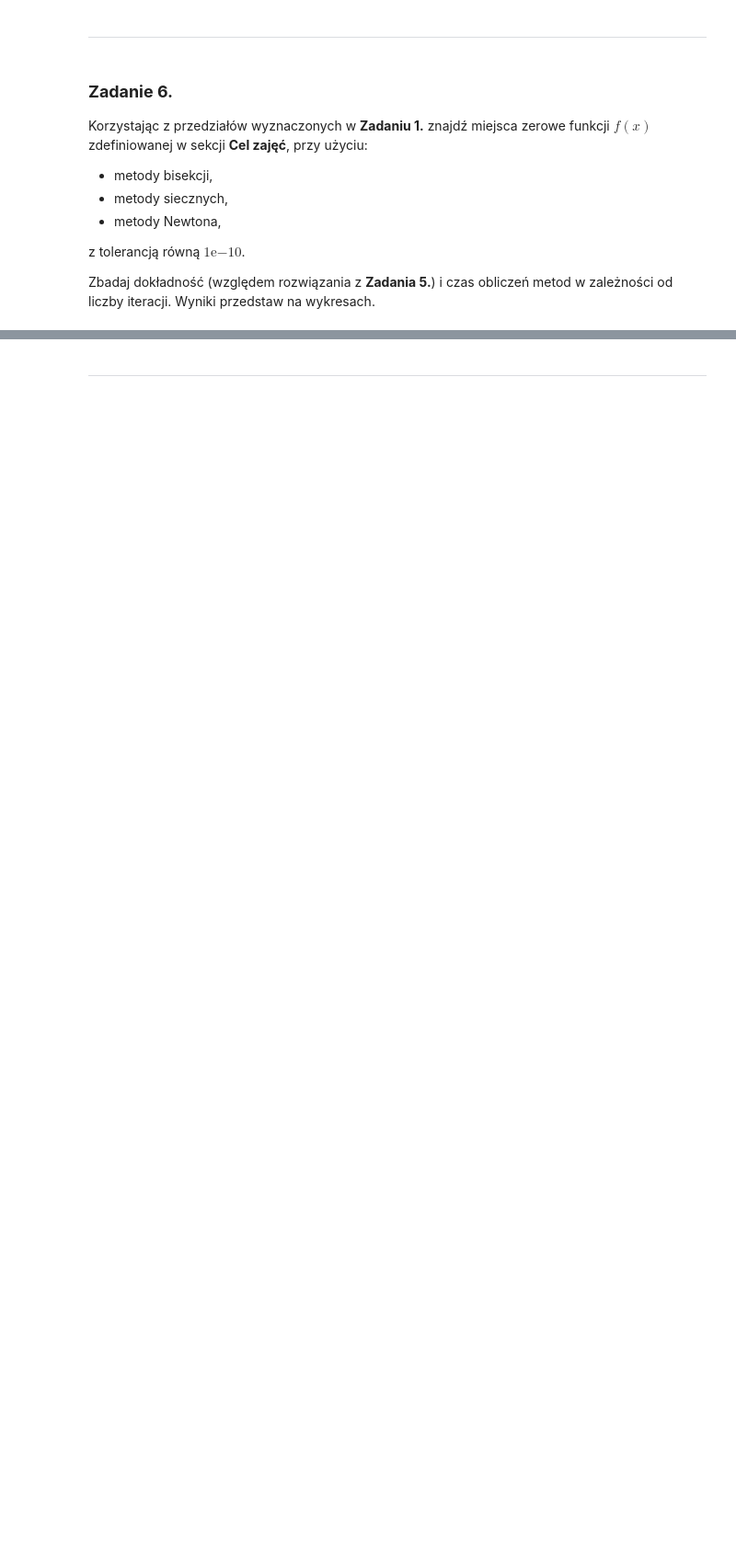
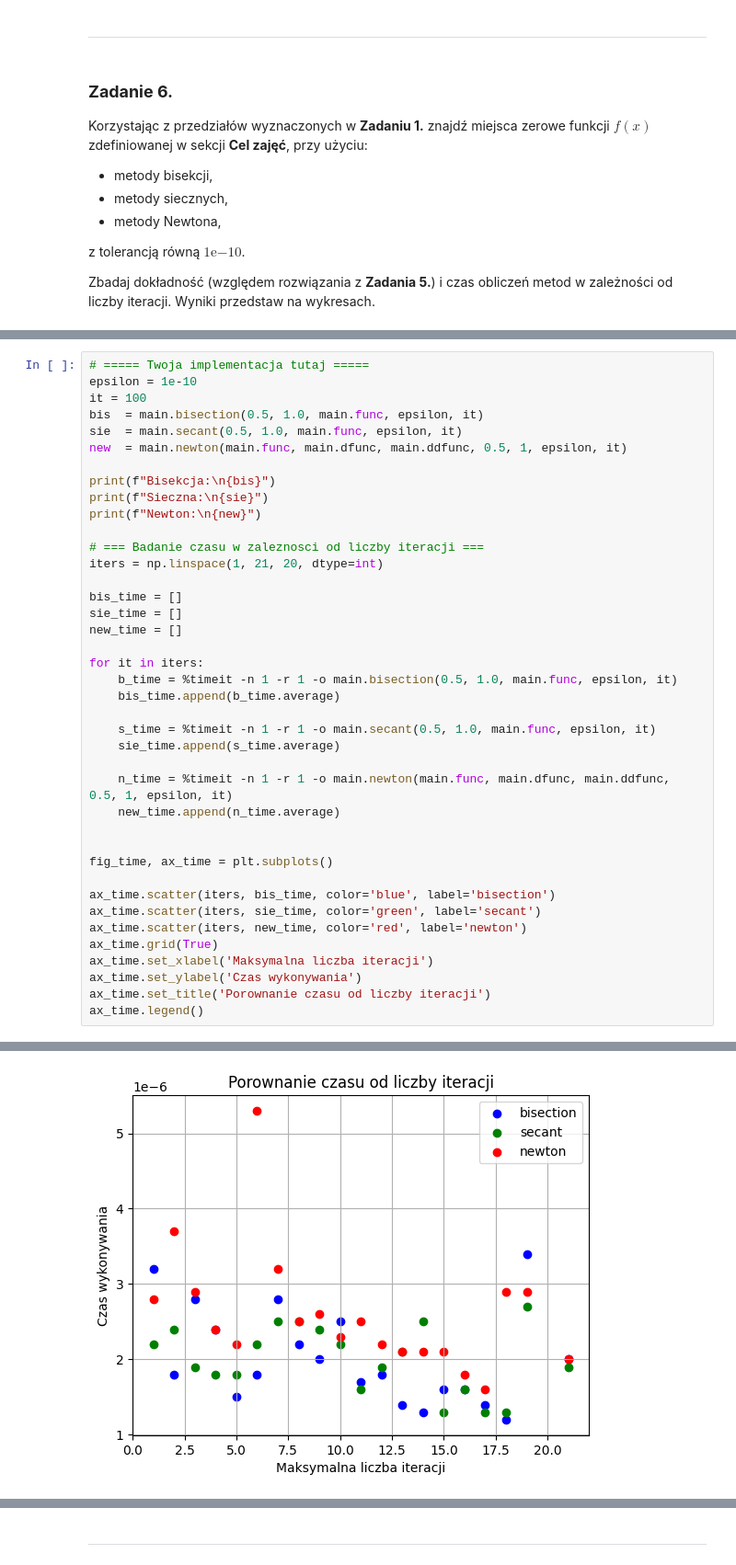
Before and after one commit to MN-KJ-2025/lab8-nieliniowe-JasinskiKacper, a Jupyter notebook: sprawozdanie.ipynb, the cells around one changed output, grey strips where cells are left out. Shown at 92% size. Cells and saved outputs as stored; diff of their text form; blank space fills up the shorter version.

```diff
--- a/sprawozdanie.ipynb
+++ b/sprawozdanie.ipynb
@@ -147,0 +184,41 @@ Zbadaj dokładność (względem rozwiązania z **Zadania 5.**) i czas obliczeń
+# %%
+# ===== Twoja implementacja tutaj =====
+epsilon = 1e-10
+it = 100
+bis  = main.bisection(0.5, 1.0, main.func, epsilon, it)
+sie  = main.secant(0.5, 1.0, main.func, epsilon, it)
+new  = main.newton(main.func, main.dfunc, main.ddfunc, 0.5, 1, epsilon, it)
+
+print(f"Bisekcja:\n{bis}")
+print(f"Sieczna:\n{sie}")
+print(f"Newton:\n{new}")
+
+# === Badanie czasu w zaleznosci od liczby iteracji ===
+iters = np.linspace(1, 21, 20, dtype=int)
+
+bis_time = []
+sie_time = []
+new_time = []
+
+for it in iters:
+    b_time = %timeit -n 1 -r 1 -o main.bisection(0.5, 1.0, main.func, epsilon, it)
+    bis_time.append(b_time.average)
+
+    s_time = %timeit -n 1 -r 1 -o main.secant(0.5, 1.0, main.func, epsilon, it)
+    sie_time.append(s_time.average)
+
+    n_time = %timeit -n 1 -r 1 -o main.newton(main.func, main.dfunc, main.ddfunc, 0.5, 1, epsilon, it)
+    new_time.append(n_time.average)
+
+
+fig_time, ax_time = plt.subplots()
+
+ax_time.scatter(iters, bis_time, color='blue', label='bisection')
+ax_time.scatter(iters, sie_time, color='green', label='secant')
+ax_time.scatter(iters, new_time, color='red', label='newton')
+ax_time.grid(True)
+ax_time.set_xlabel('Maksymalna liczba iteracji')
+ax_time.set_ylabel('Czas wykonywania')
+ax_time.set_title('Porownanie czasu od liczby iteracji')
+ax_time.legend()
+# %% [output]
@@ -147,0 +243 @@ Zbadaj dokładność (względem rozwiązania z **Zadania 5.**) i czas obliczeń
+[figure, added]
```
Also changed, not shown: parts of 11 cells of this notebook, 1 other file.
